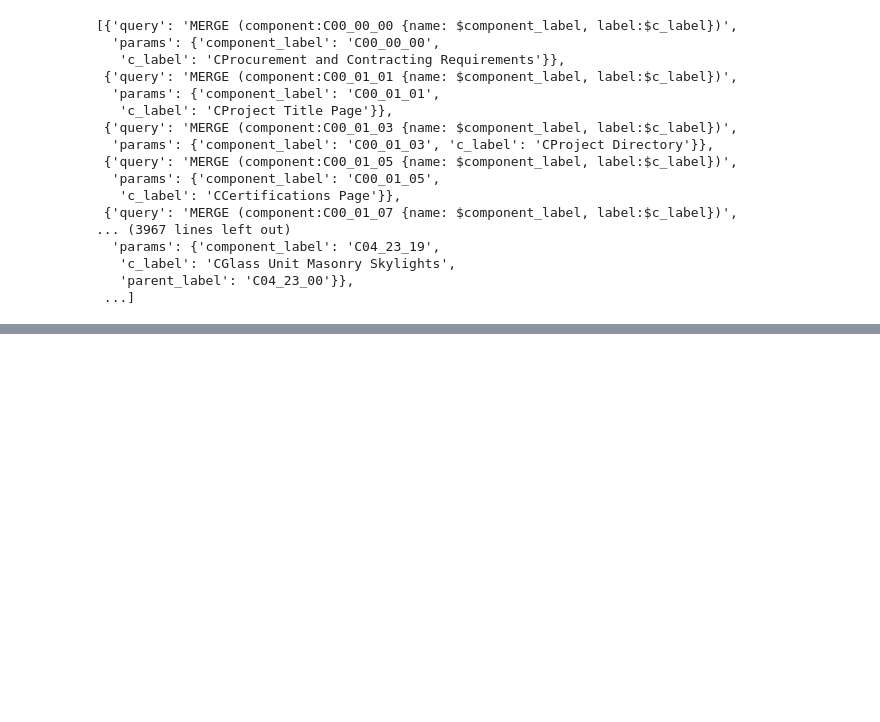
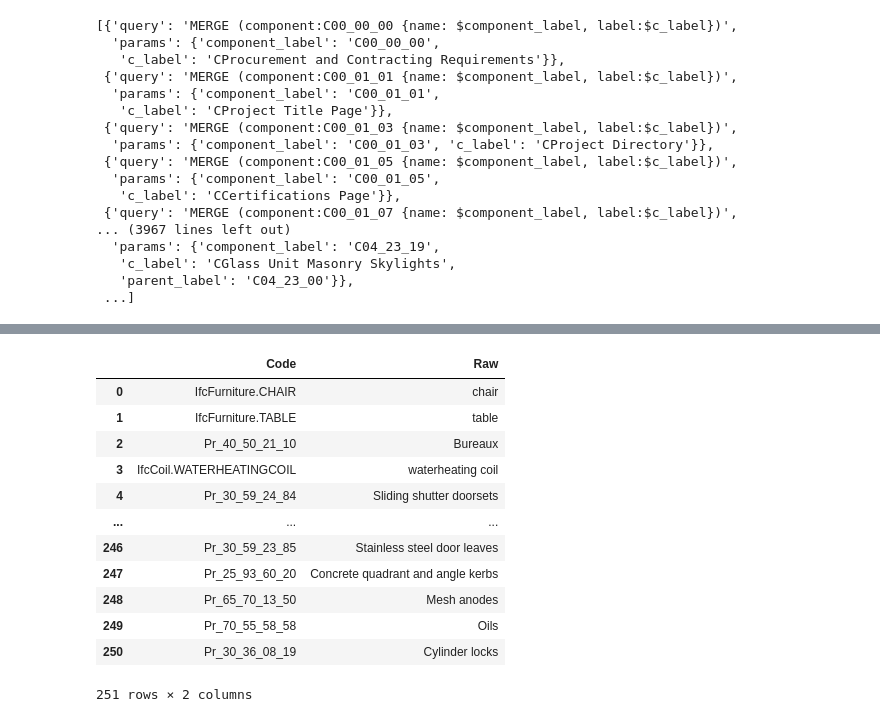
Before and after one commit to marsimaha/Reuse-Research-, a Jupyter notebook: app/test.ipynb, the cells around one changed output, grey strips where cells are left out. Cells and saved outputs as stored; diff of their text form; code cells hidden in the pictures; blank space fills up the shorter version.

```diff
--- a/app/test.ipynb
+++ b/app/test.ipynb
@@ -529,0 +699,17 @@ queries
+# %%
+merged_data = merged_data.drop_duplicates(subset=["Code"]).reset_index().drop(columns=["index"])
+merged_data
+# %% [output]
+|  | Code | Raw |
+| 0 | IfcFurniture.CHAIR | chair |
+| 1 | IfcFurniture.TABLE | table |
+| 2 | Pr_40_50_21_10 | Bureaux |
+| 3 | IfcCoil.WATERHEATINGCOIL | waterheating coil |
+| 4 | Pr_30_59_24_84 | Sliding shutter doorsets |
+| ... | ... | ... |
+| 246 | Pr_30_59_23_85 | Stainless steel door leaves |
+| 247 | Pr_25_93_60_20 | Concrete quadrant and angle kerbs |
+| 248 | Pr_65_70_13_50 | Mesh anodes |
+| 249 | Pr_70_55_58_58 | Oils |
+| 250 | Pr_30_36_08_19 | Cylinder locks |
+251 rows × 2 columns
```
Also changed, not shown: parts of 22 cells of this notebook, 9 other files.
